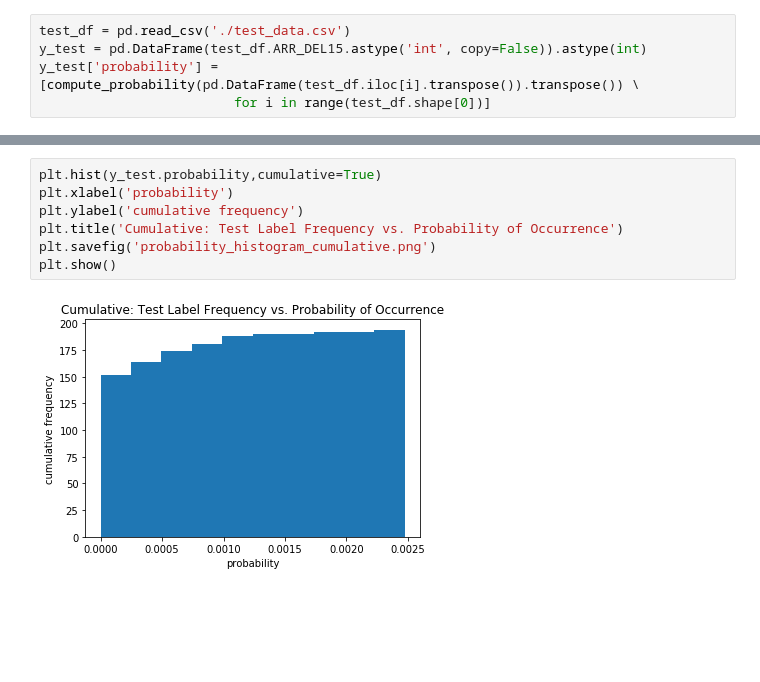
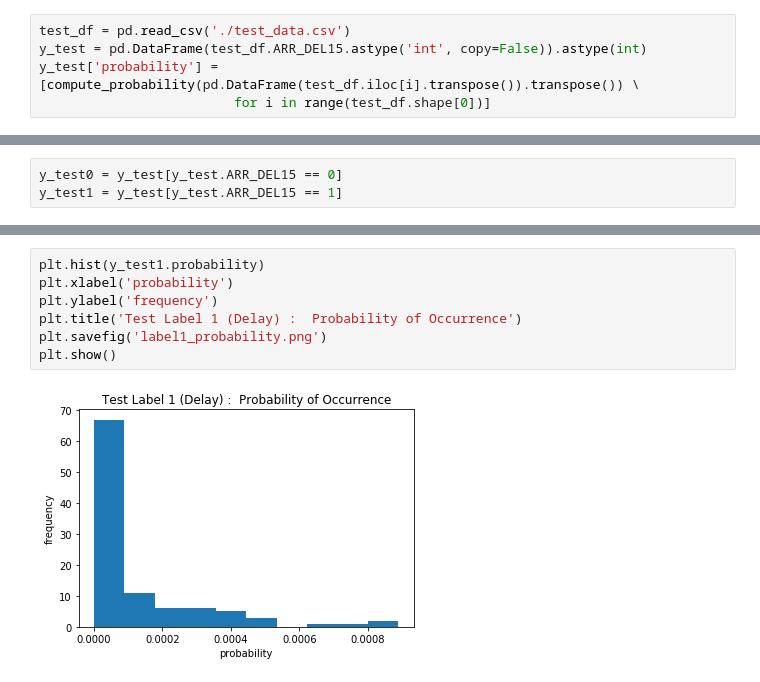
Before and after one commit to dy-choi/Flight-Delay-Analysis, a Jupyter notebook: BayesianNetworkAnalysis.ipynb, the cells around one changed output, grey strips where cells are left out. Cells and saved outputs as stored; diff of their text form; blank space fills up the shorter version.

Commit message:
more graphs

```diff
--- a/BayesianNetworkAnalysis.ipynb
+++ b/BayesianNetworkAnalysis.ipynb
@@ -336,0 +356,3 @@ plt.show()
+# %%
+y_test0 = y_test[y_test.ARR_DEL15 == 0]
+y_test1 = y_test[y_test.ARR_DEL15 == 1]
@@ -337,9 +368,9 @@ plt.show()
 # %%
-plt.hist(y_test.probability,cumulative=True)
+plt.hist(y_test1.probability)
 plt.xlabel('probability')
-plt.ylabel('cumulative frequency')
-plt.title('Cumulative: Test Label Frequency vs. Probability of Occurrence')
-plt.savefig('probability_histogram_cumulative.png')
+plt.ylabel('frequency')
+plt.title('Test Label 1 (Delay) :  Probability of Occurrence')
+plt.savefig('label1_probability.png')
 plt.show()
 # %% [output]
-[figure, old version]
+[figure, new version]
```
Also changed, not shown: parts of 23 cells of this notebook, 12 other files.
